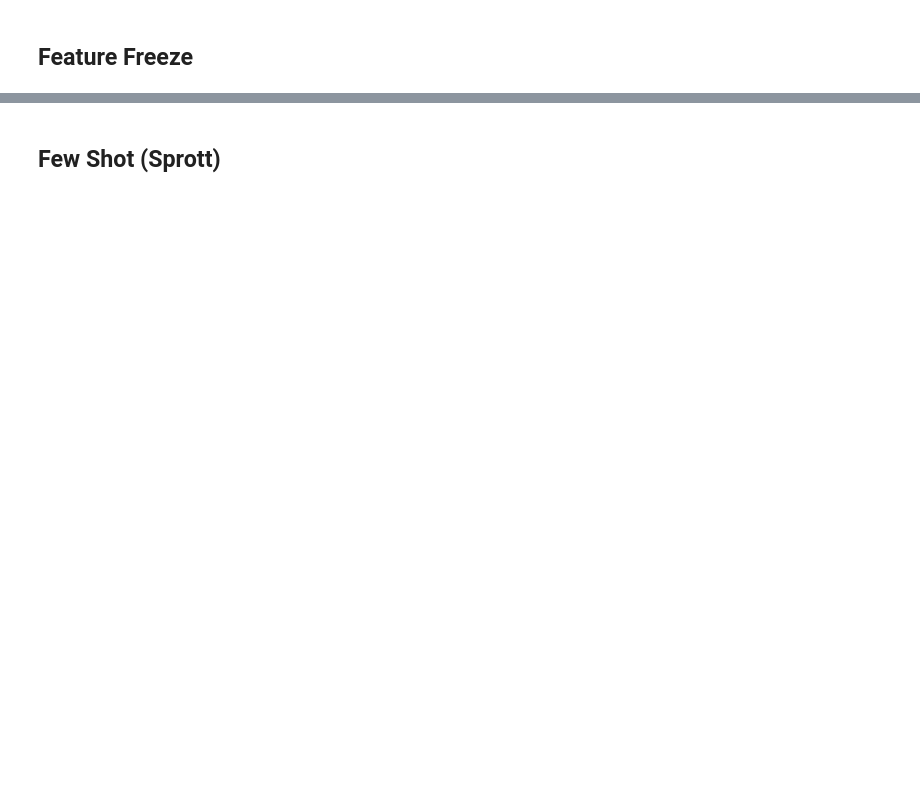
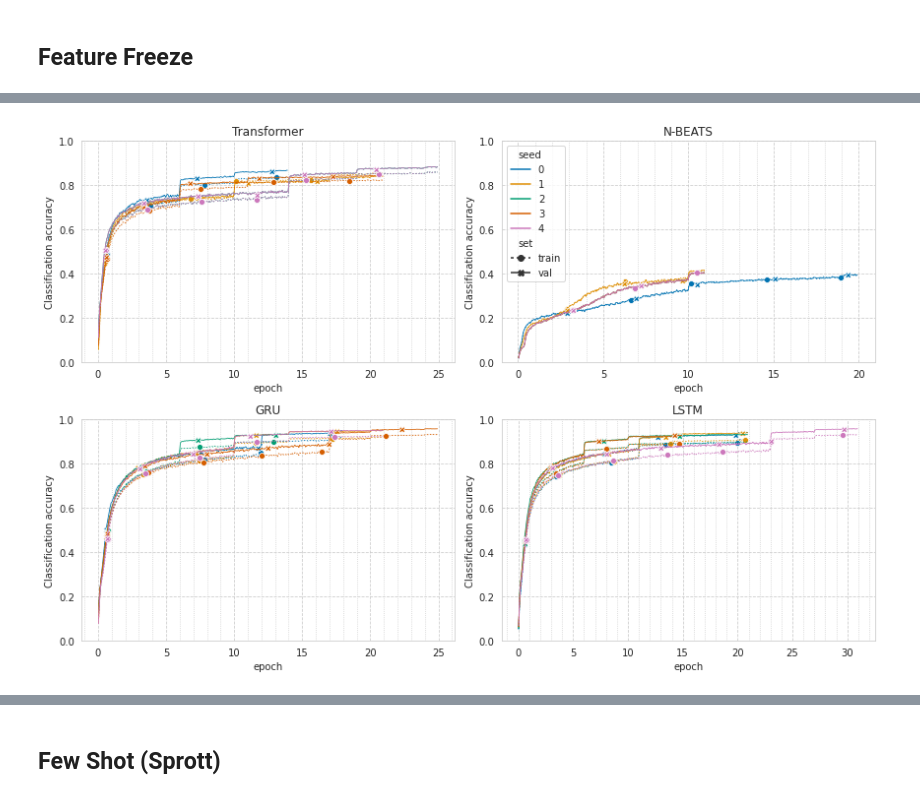
Before and after one commit to streitl/validyna, a Jupyter notebook: notebooks/Plot Results.ipynb, the cells around one changed output, grey strips where cells are left out. Saved outputs shown, nothing was run; the diff lists cells and outputs as text; code cells hidden in the pictures; blank space fills up the shorter version.

```diff
--- a/notebooks/Plot Results.ipynb
+++ b/notebooks/Plot Results.ipynb
@@ -168,0 +226,5 @@ fig.savefig('../../Resources/ICML SCIS Paper/classification-accuracy.pdf', forma
+# %%
+fig, axes = accuracy_plots_per_model(data=df_rs_rolled, **p_rs,)
+fig.savefig('../../Resources/Thesis/random-sampling-classification-accuracy.pdf', format='pdf');
+# %% [output]
+[figure, added]
```
Also changed, not shown: parts of 42 cells of this notebook, 2 other files.
